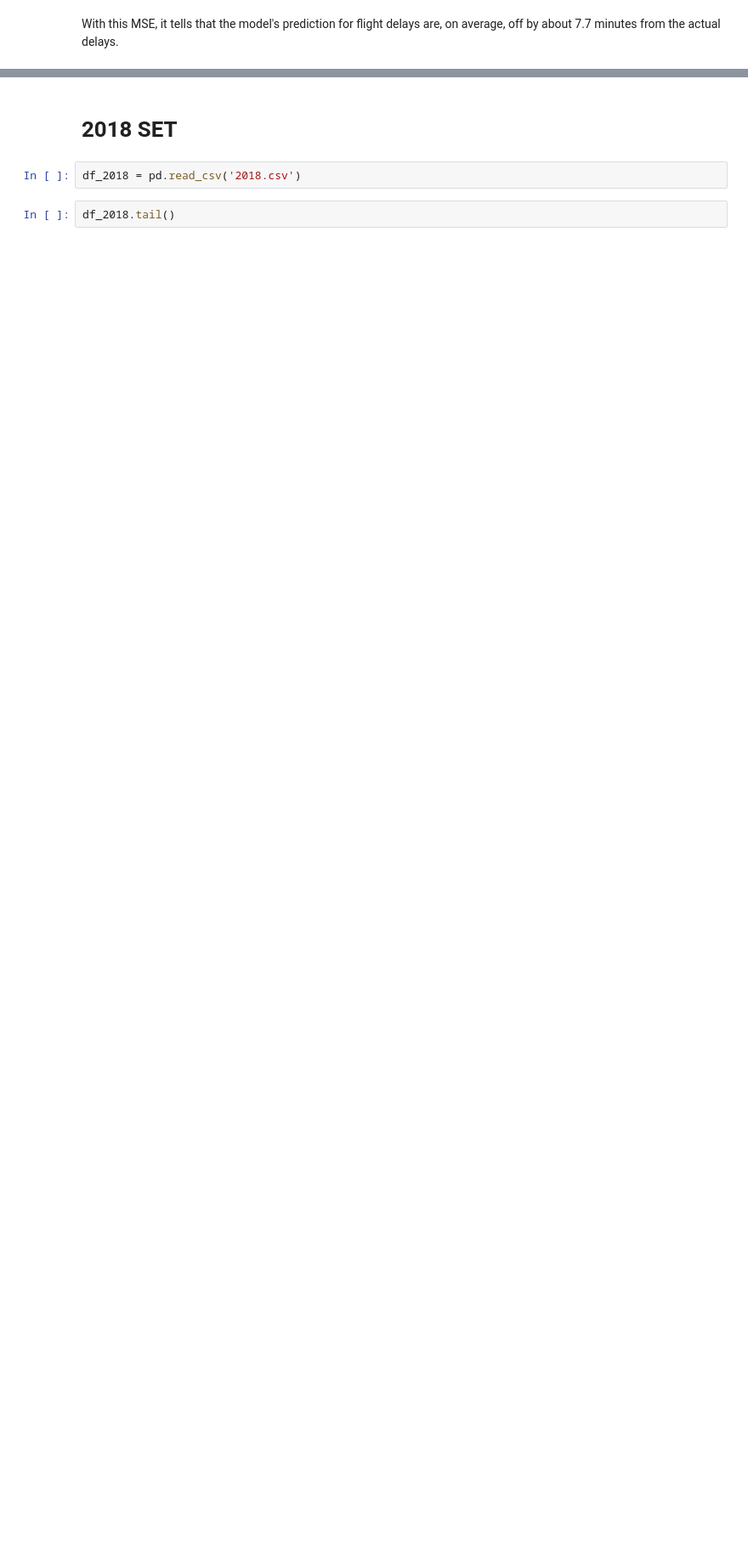
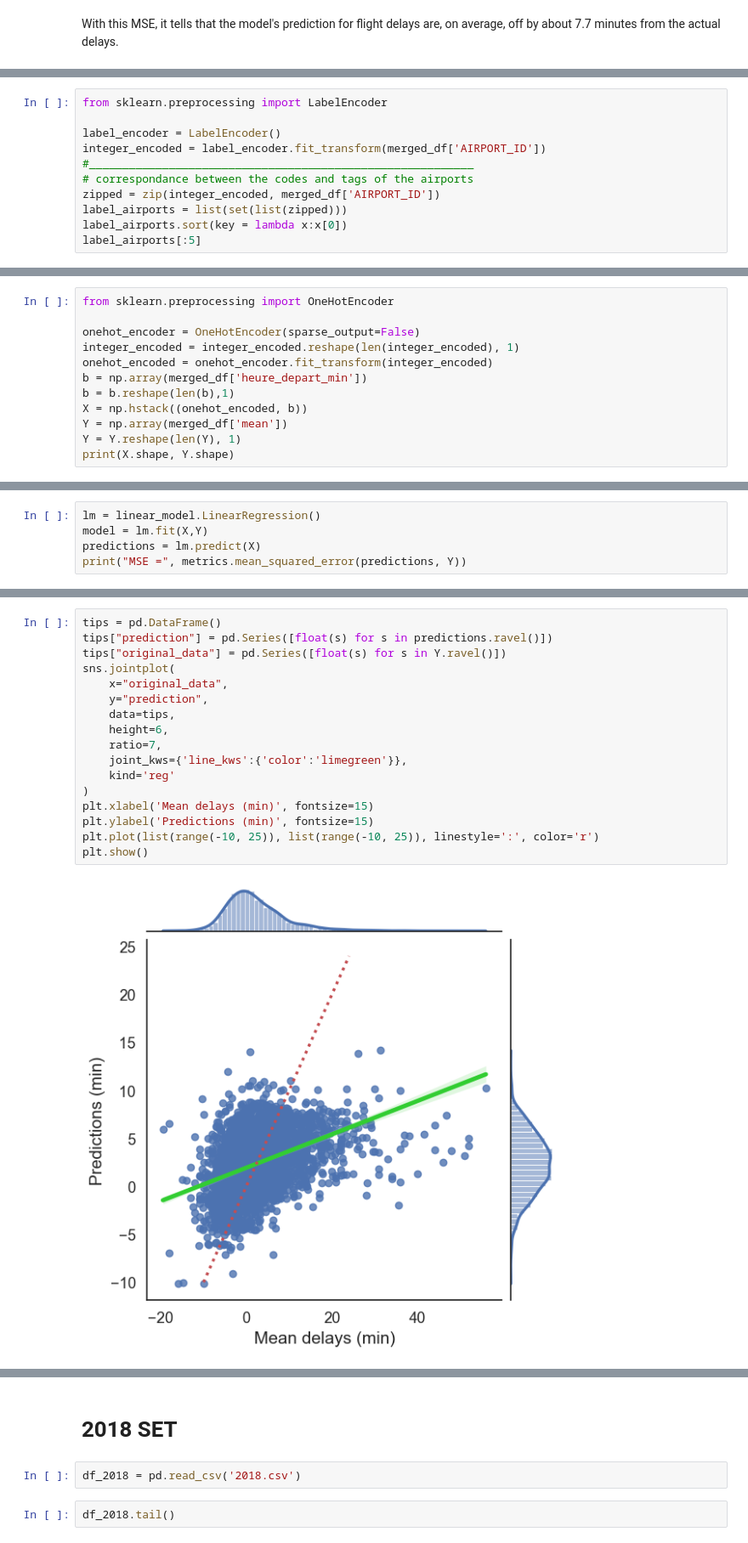
Before and after one commit to khaleesiyali/FLIGHT_DELAYS, a Jupyter notebook: 1st PBL/IDS_Proj_1_G2.ipynb, the cells around one changed output, grey strips where cells are left out. Shown at 85% size. Cells and saved outputs as stored; diff of their text form; blank space fills up the shorter version.

```diff
--- a/1st PBL/IDS_Proj_1_G2.ipynb
+++ b/1st PBL/IDS_Proj_1_G2.ipynb
@@ -1429,0 +1515,11 @@ With this MSE, it tells that the model's prediction for flight delays are, on av
+# %%
+from sklearn.preprocessing import LabelEncoder
+
+label_encoder = LabelEncoder()
+integer_encoded = label_encoder.fit_transform(merged_df['AIRPORT_ID'])
+#__________________________________________________________
+# correspondance between the codes and tags of the airports
+zipped = zip(integer_encoded, merged_df['AIRPORT_ID'])
+label_airports = list(set(list(zipped)))
+label_airports.sort(key = lambda x:x[0])
+label_airports[:5]
@@ -1429,0 +1528,12 @@ With this MSE, it tells that the model's prediction for flight delays are, on av
+# %%
+from sklearn.preprocessing import OneHotEncoder
+
+onehot_encoder = OneHotEncoder(sparse_output=False)
+integer_encoded = integer_encoded.reshape(len(integer_encoded), 1)
+onehot_encoded = onehot_encoder.fit_transform(integer_encoded)
+b = np.array(merged_df['heure_depart_min'])
+b = b.reshape(len(b),1)
+X = np.hstack((onehot_encoded, b))
+Y = np.array(merged_df['mean'])
+Y = Y.reshape(len(Y), 1)
+print(X.shape, Y.shape)
@@ -1429,0 +1542,5 @@ With this MSE, it tells that the model's prediction for flight delays are, on av
+# %%
+lm = linear_model.LinearRegression()
+model = lm.fit(X,Y)
+predictions = lm.predict(X)
+print("MSE =", metrics.mean_squared_error(predictions, Y))
@@ -1429,0 +1560,19 @@ With this MSE, it tells that the model's prediction for flight delays are, on av
+# %%
+tips = pd.DataFrame()
+tips["prediction"] = pd.Series([float(s) for s in predictions.ravel()])
+tips["original_data"] = pd.Series([float(s) for s in Y.ravel()])
+sns.jointplot(
+    x="original_data",
+    y="prediction",
+    data=tips,
+    height=6,
+    ratio=7,
+    joint_kws={'line_kws':{'color':'limegreen'}},
+    kind='reg'
+)
+plt.xlabel('Mean delays (min)', fontsize=15)
+plt.ylabel('Predictions (min)', fontsize=15)
+plt.plot(list(range(-10, 25)), list(range(-10, 25)), linestyle=':', color='r')
+plt.show()
+# %% [output]
+[figure, added]
```
Also changed, not shown: parts of 29 cells of this notebook.
